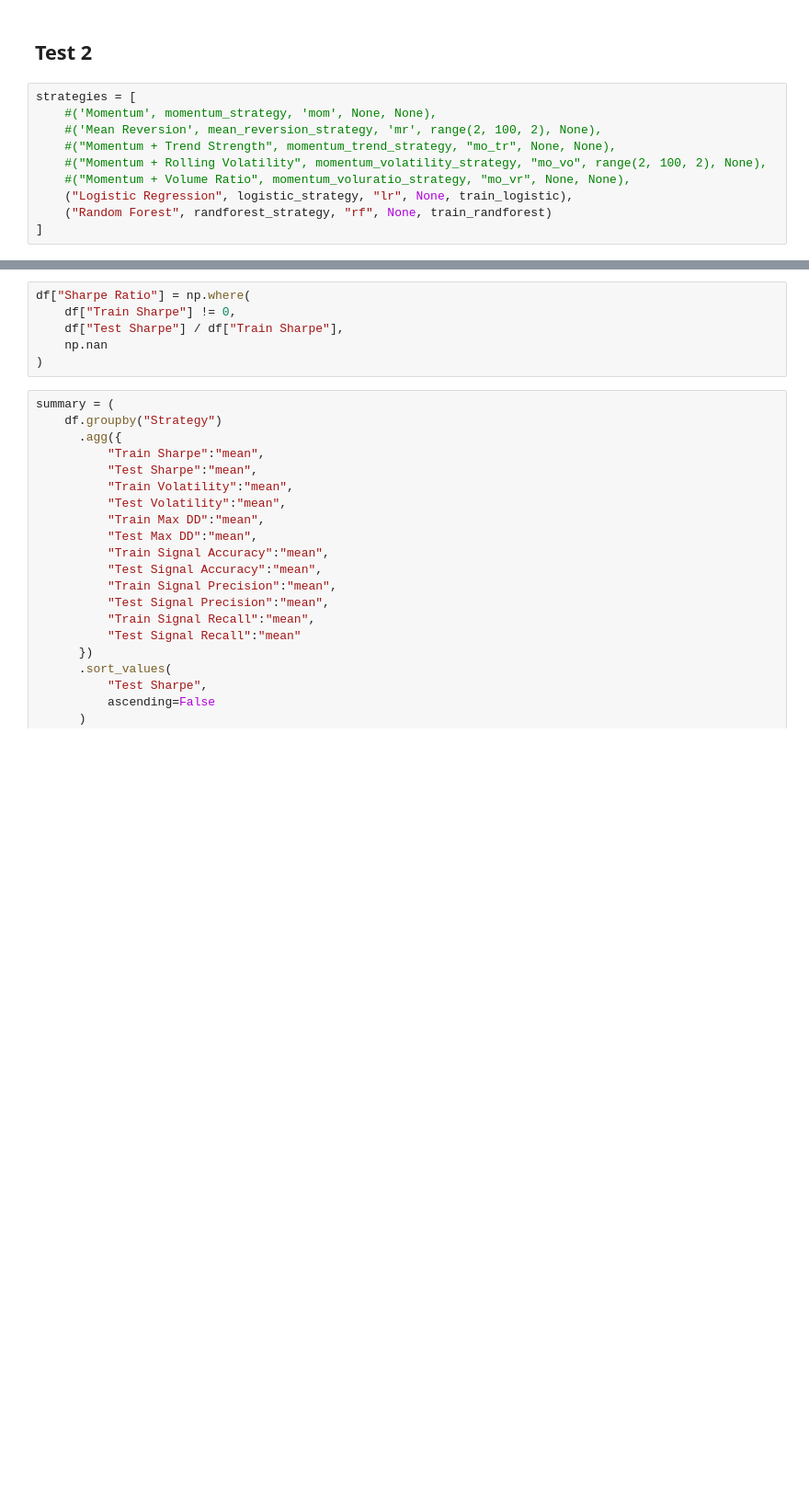
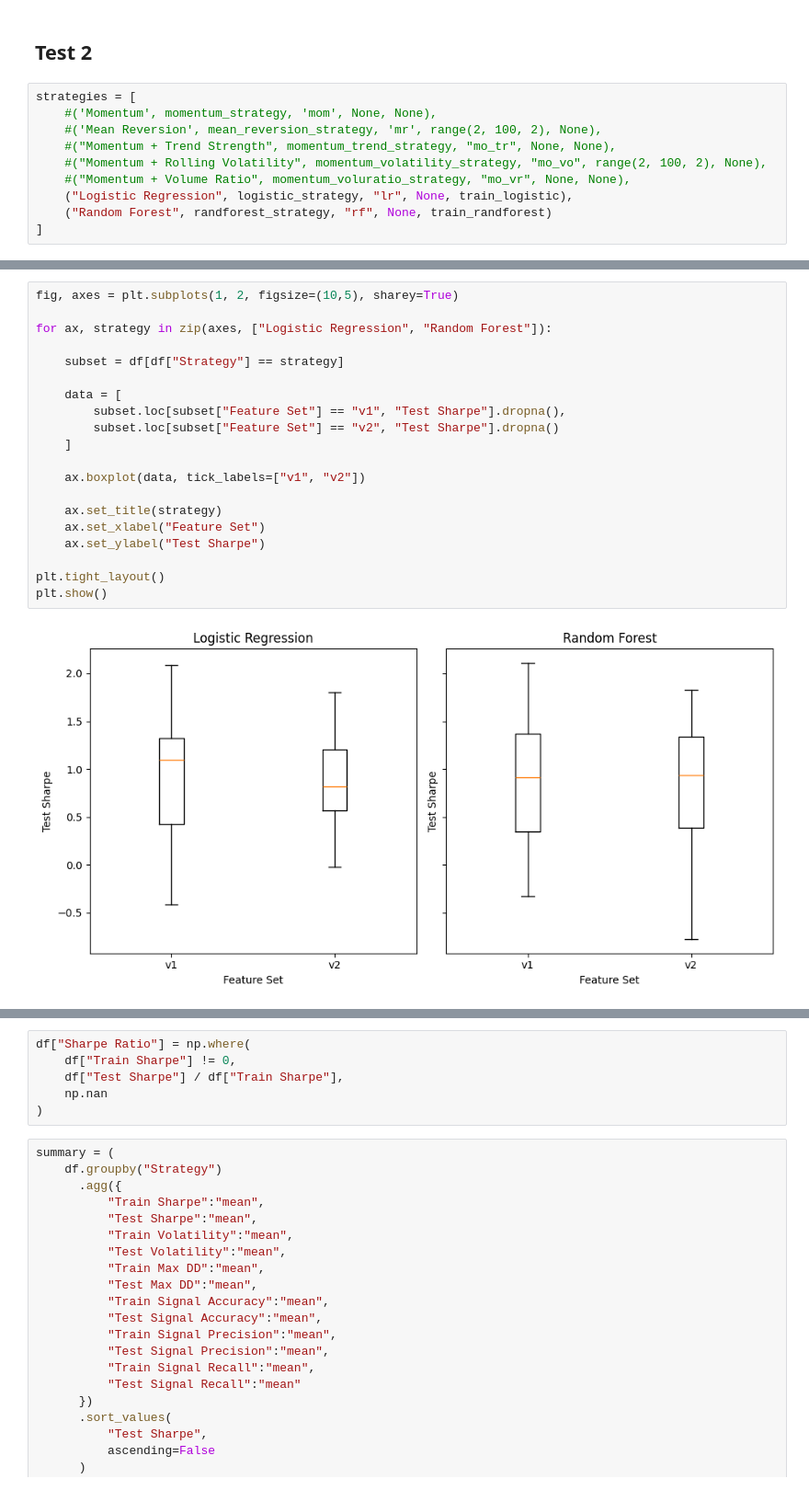
Before and after one commit to noelpdlt/quant-research-system, a Jupyter notebook: notebooks/randomforest.ipynb, the cells around one changed output, grey strips where cells are left out. Shown at 92% size. Cells and saved outputs as stored; diff of their text form; blank space fills up the shorter version.

```diff
--- a/notebooks/randomforest.ipynb
+++ b/notebooks/randomforest.ipynb
@@ -212,0 +183,22 @@ plt.show()
+# %%
+fig, axes = plt.subplots(1, 2, figsize=(10,5), sharey=True)
+
+for ax, strategy in zip(axes, ["Logistic Regression", "Random Forest"]):
+
+    subset = df[df["Strategy"] == strategy]
+
+    data = [
+        subset.loc[subset["Feature Set"] == "v1", "Test Sharpe"].dropna(),
+        subset.loc[subset["Feature Set"] == "v2", "Test Sharpe"].dropna()
+    ]
+
+    ax.boxplot(data, tick_labels=["v1", "v2"])
+
+    ax.set_title(strategy)
+    ax.set_xlabel("Feature Set")
+    ax.set_ylabel("Test Sharpe")
+
+plt.tight_layout()
+plt.show()
+# %% [output]
+[figure, added]
```
Also changed, not shown: parts of 33 cells of this notebook, 6 other files.
